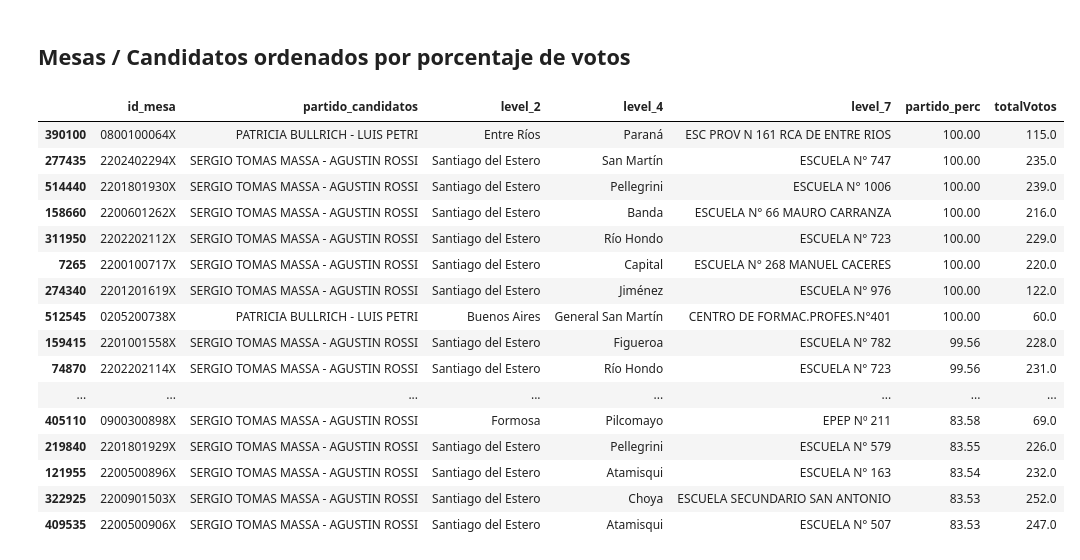
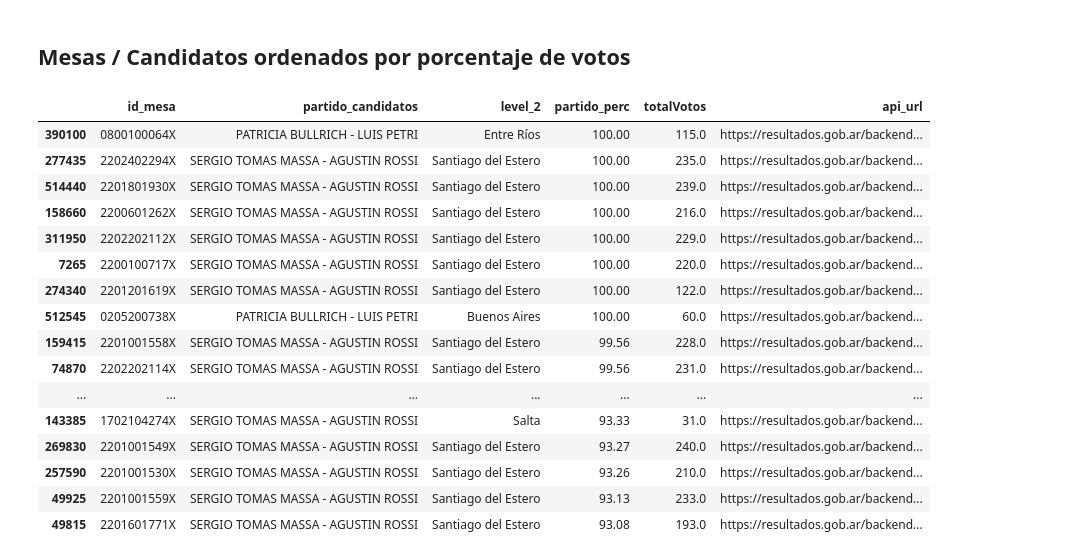
Before and after one commit to leonardoaranda/presidenciales-2023, a Jupyter notebook: notebooks/votos.ipynb, the cells around one changed output. Cells and saved outputs as stored; diff of their text form; code cells hidden in the pictures.

```diff
--- a/notebooks/votos.ipynb
+++ b/notebooks/votos.ipynb
@@ -91,23 +91,29 @@ Candidatos  MYRIAM TERESA BREGMAN - NICOLAS DEL CAÑO
 # %% [markdown]
 ## Mesas / Candidatos ordenados por porcentaje de votos
 # %%
-campos = ['id_mesa', 'partido_candidatos', 'level_2', 'level_4', 'level_7', 'partido_perc','totalVotos']
-votos.sort_values(by='partido_perc', ascending=False)[campos].query('totalVotos > 30').head(500)
+from IPython.display import HTML
+pandas.set_option('max_colwidth', 800)
+
+url_api = 'https://resultados.gob.ar/backend-difu/scope/data/getScopeData/'
+campos = ['id_mesa', 'partido_candidatos', 'level_2', 'partido_perc','totalVotos']
+df = votos.sort_values(by='partido_perc', ascending=False)[campos].query('totalVotos > 30').head(100).assign(
+    api_url=lambda x: url_api+x.id_mesa+'/1')
+HTML(df.to_html(render_links=True, escape=False))
 # %% [output]
-|  | id_mesa | partido_candidatos | level_2 | level_4 | level_7 | partido_perc | totalVotos |
-| 390100 | 0800100064X | PATRICIA BULLRICH - LUIS PETRI | Entre Ríos | Paraná | ESC PROV N 161 RCA DE ENTRE RIOS | 100.00 | 115.0 |
-| 277435 | 2202402294X | SERGIO TOMAS MASSA - AGUSTIN ROSSI | Santiago del Estero | San Martín | ESCUELA N° 747 | 100.00 | 235.0 |
-| 514440 | 2201801930X | SERGIO TOMAS MASSA - AGUSTIN ROSSI | Santiago del Estero | Pellegrini | ESCUELA N° 1006 | 100.00 | 239.0 |
-| 158660 | 2200601262X | SERGIO TOMAS MASSA - AGUSTIN ROSSI | Santiago del Estero | Banda | ESCUELA N° 66 MAURO CARRANZA | 100.00 | 216.0 |
-| 311950 | 2202202112X | SERGIO TOMAS MASSA - AGUSTIN ROSSI | Santiago del Estero | Río Hondo | ESCUELA N° 723 | 100.00 | 229.0 |
-| 7265 | 2200100717X | SERGIO TOMAS MASSA - AGUSTIN ROSSI | Santiago del Estero | Capital | ESCUELA N° 268 MANUEL CACERES | 100.00 | 220.0 |
-| 274340 | 2201201619X | SERGIO TOMAS MASSA - AGUSTIN ROSSI | Santiago del Estero | Jiménez | ESCUELA N° 976 | 100.00 | 122.0 |
-| 512545 | 0205200738X | PATRICIA BULLRICH - LUIS PETRI | Buenos Aires | General San Martín | CENTRO DE FORMAC.PROFES.N°401 | 100.00 | 60.0 |
-| 159415 | 2201001558X | SERGIO TOMAS MASSA - AGUSTIN ROSSI | Santiago del Estero | Figueroa | ESCUELA N° 782 | 99.56 | 228.0 |
-| 74870 | 2202202114X | SERGIO TOMAS MASSA - AGUSTIN ROSSI | Santiago del Estero | Río Hondo | ESCUELA N° 723 | 99.56 | 231.0 |
-| ... | ... | ... | ... | ... | ... | ... | ... |
-| 405110 | 0900300898X | SERGIO TOMAS MASSA - AGUSTIN ROSSI | Formosa | Pilcomayo | EPEP Nº 211 | 83.58 | 69.0 |
-| 219840 | 2201801929X | SERGIO TOMAS MASSA - AGUSTIN ROSSI | Santiago del Estero | Pellegrini | ESCUELA N° 579 | 83.55 | 226.0 |
-| 121955 | 2200500896X | SERGIO TOMAS MASSA - AGUSTIN ROSSI | Santiago del Estero | Atamisqui | ESCUELA N° 163 | 83.54 | 232.0 |
-| 322925 | 2200901503X | SERGIO TOMAS MASSA - AGUSTIN ROSSI | Santiago del Estero | Choya | ESCUELA SECUNDARIO SAN ANTONIO | 83.53 | 252.0 |
-| 409535 | 2200500906X | SERGIO TOMAS MASSA - AGUSTIN ROSSI | Santiago del Estero | Atamisqui | ESCUELA N° 507 | 83.53 | 247.0 |
+|  | id_mesa | partido_candidatos | level_2 | partido_perc | totalVotos | api_url |
+| 390100 | 0800100064X | PATRICIA BULLRICH - LUIS PETRI | Entre Ríos | 100.00 | 115.0 | https://resultados.gob.ar/backend... |
+| 277435 | 2202402294X | SERGIO TOMAS MASSA - AGUSTIN ROSSI | Santiago del Estero | 100.00 | 235.0 | https://resultados.gob.ar/backend... |
+| 514440 | 2201801930X | SERGIO TOMAS MASSA - AGUSTIN ROSSI | Santiago del Estero | 100.00 | 239.0 | https://resultados.gob.ar/backend... |
+| 158660 | 2200601262X | SERGIO TOMAS MASSA - AGUSTIN ROSSI | Santiago del Estero | 100.00 | 216.0 | https://resultados.gob.ar/backend... |
+| 311950 | 2202202112X | SERGIO TOMAS MASSA - AGUSTIN ROSSI | Santiago del Estero | 100.00 | 229.0 | https://resultados.gob.ar/backend... |
+| 7265 | 2200100717X | SERGIO TOMAS MASSA - AGUSTIN ROSSI | Santiago del Estero | 100.00 | 220.0 | https://resultados.gob.ar/backend... |
+| 274340 | 2201201619X | SERGIO TOMAS MASSA - AGUSTIN ROSSI | Santiago del Estero | 100.00 | 122.0 | https://resultados.gob.ar/backend... |
+| 512545 | 0205200738X | PATRICIA BULLRICH - LUIS PETRI | Buenos Aires | 100.00 | 60.0 | https://resultados.gob.ar/backend... |
+| 159415 | 2201001558X | SERGIO TOMAS MASSA - AGUSTIN ROSSI | Santiago del Estero | 99.56 | 228.0 | https://resultados.gob.ar/backend... |
+| 74870 | 2202202114X | SERGIO TOMAS MASSA - AGUSTIN ROSSI | Santiago del Estero | 99.56 | 231.0 | https://resultados.gob.ar/backend... |
+| ... | ... | ... | ... | ... | ... | ... |
+| 143385 | 1702104274X | SERGIO TOMAS MASSA - AGUSTIN ROSSI | Salta | 93.33 | 31.0 | https://resultados.gob.ar/backend... |
+| 269830 | 2201001549X | SERGIO TOMAS MASSA - AGUSTIN ROSSI | Santiago del Estero | 93.27 | 240.0 | https://resultados.gob.ar/backend... |
+| 257590 | 2201001530X | SERGIO TOMAS MASSA - AGUSTIN ROSSI | Santiago del Estero | 93.26 | 210.0 | https://resultados.gob.ar/backend... |
+| 49925 | 2201001559X | SERGIO TOMAS MASSA - AGUSTIN ROSSI | Santiago del Estero | 93.13 | 233.0 | https://resultados.gob.ar/backend... |
+| 49815 | 2201601771X | SERGIO TOMAS MASSA - AGUSTIN ROSSI | Santiago del Estero | 93.08 | 193.0 | https://resultados.gob.ar/backend... |
```
